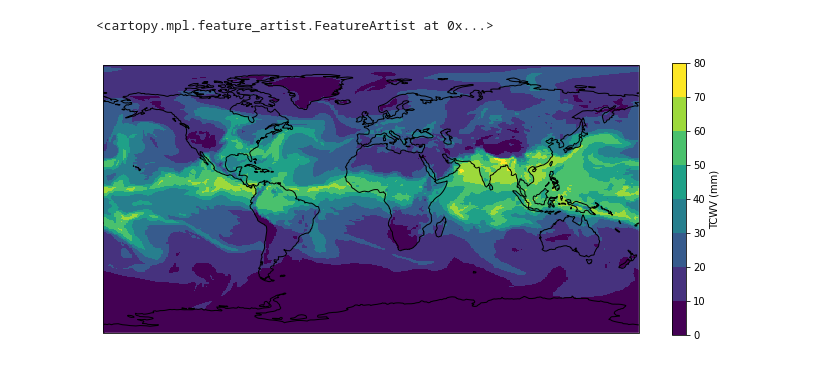
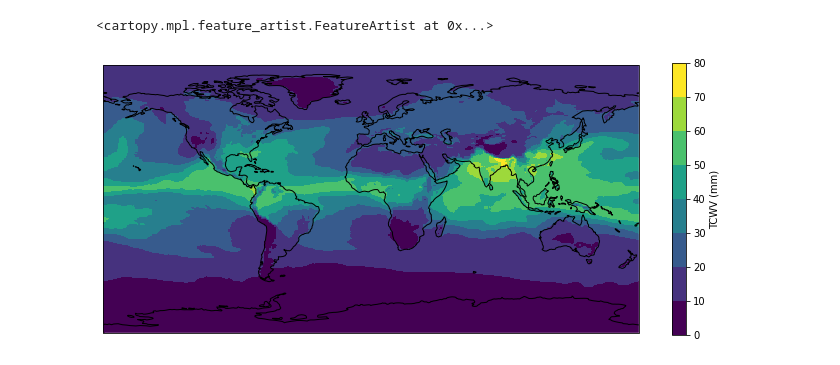
Before and after one commit to markmuetz/mcs_prime_stoch_trigger, a Jupyter notebook: ctrl/notebooks/dev/N216_MCSP_TCWV_dev.ipynb, the cells around one changed output. Cells and saved outputs as stored; diff of their text form; code cells hidden in the pictures.

Commit message:
Change to TCWV analysis notebook.

```diff
--- a/ctrl/notebooks/dev/N216_MCSP_TCWV_dev.ipynb
+++ b/ctrl/notebooks/dev/N216_MCSP_TCWV_dev.ipynb
@@ -8,6 +8,7 @@ import xarray as xr
 
 from mcs_prime import mcs_prime_config_util as cu
 # %%
-ds = xr.open_dataset('/gws/nopw/j04/mcs_prime/mmuetz/data/UM_sims/u-dg135/share/cycle/20200701T0000Z/engl/um/em0/englaa_pa000.iris.nc')
+ds = xr.open_dataset('/gws/nopw/j04/mcs_prime/mmuetz/data/UM_sims/u-dg135/share/cycle/20200701T0000Z/engl/um/englaa_pa.merged.20200701T0000Z.u-dg135.m01s30i461.1h-mean.nc')
 # %%
-tcwv = ds.m01s30i461.rename('tcwv').rename(time_1='time')
+tcwv = ds.m01s30i461.rename('tcwv')
+tcwv
@@ -14,9 +30,9 @@ tcwv = ds.m01s30i461.rename('tcwv').rename(time_1='time')
 # %%
 fig, ax = plt.subplots(figsize=(12, 5), subplot_kw={'projection': ccrs.PlateCarree()})
 norm = mpl.colors.BoundaryNorm(np.arange(0, 90, 10), ncolors=256)
-im = ax.pcolormesh(tcwv.longitude, tcwv.latitude, tcwv.mean(dim='time'), norm=norm)
+im = ax.pcolormesh(tcwv.longitude, tcwv.latitude, tcwv.mean(dim=['realization', 'time']), norm=norm)
 plt.colorbar(im, ax=ax, label='TCWV (mm)')
 ax.coastlines()
 # %% [output]
 <cartopy.mpl.feature_artist.FeatureArtist at 0x...>
-[figure, old version]
+[figure, new version]
```
Also changed, not shown: parts of 7 cells of this notebook.
